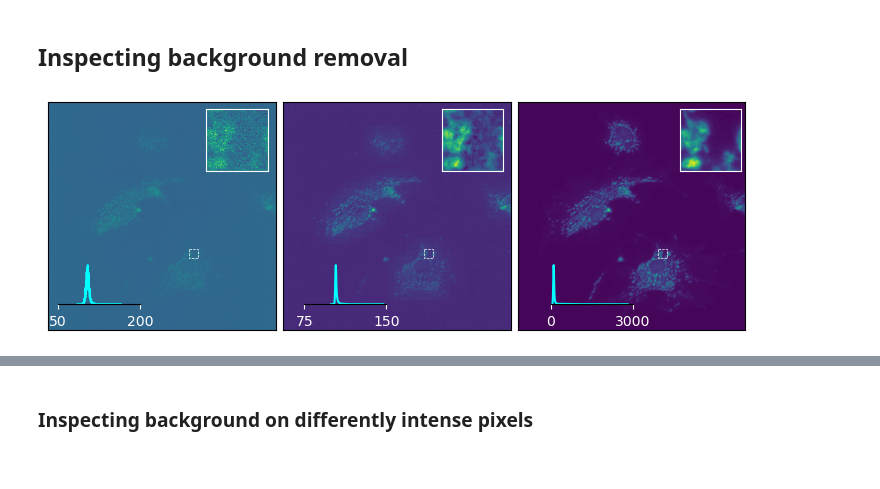
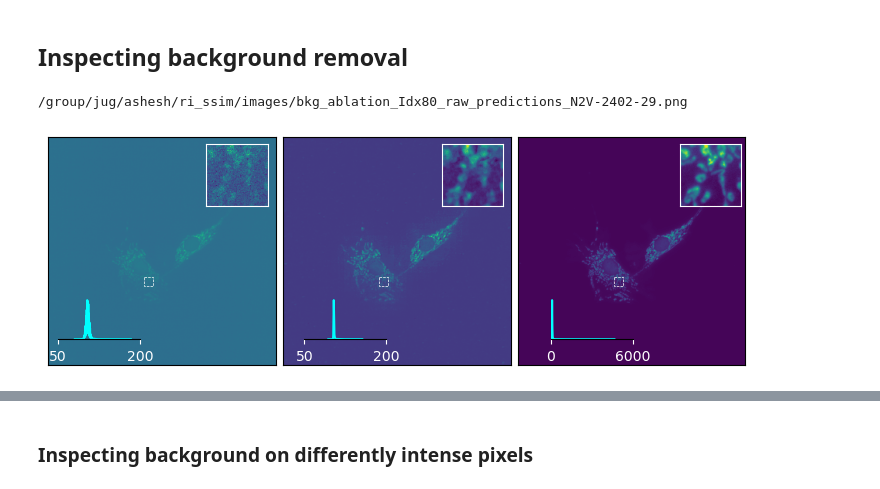
Before and after one commit to juglab/MicroSSIM, a Jupyter notebook: notebooks/Evaluate.ipynb, the cells around one changed output, grey strips where cells are left out. Cells and saved outputs as stored; diff of their text form; code cells hidden in the pictures.

```diff
--- a/notebooks/Evaluate.ipynb
+++ b/notebooks/Evaluate.ipynb
@@ -30,18 +30,18 @@ def add_text(ax, text, img_shape, place='TOP_LEFT', edgecolor='black'):
 # pred_path = '/group/jug/ashesh/ri_ssim/pred-N2V-2402-31.tif'
 # noisy_gt_path = '/group/jug/ashesh/data/ventura_gigascience/actin-60x-noise2-lowsnr.tif'
 
-# gt_path = '/group/jug/ashesh/ri_ssim/gt-N2V-2402-29.tif'
-# pred_path = '/group/jug/ashesh/ri_ssim/pred-N2V-2402-29.tif'
-# noisy_gt_path = '/group/jug/ashesh/data/ventura_gigascience/mito-60x-noise2-lowsnr.tif'
+gt_path = '/group/jug/ashesh/ri_ssim/gt-N2V-2402-29.tif'
+pred_path = '/group/jug/ashesh/ri_ssim/pred-N2V-2402-29.tif'
+noisy_gt_path = '/group/jug/ashesh/data/ventura_gigascience/mito-60x-noise2-lowsnr.tif'
 
 # denoiSplit
 # gt_path = '/group/jug/ashesh/downloads/Actin_HighSNR.tif'
 # pred_path = '/group/jug/ashesh/downloads/Actin_pred.tif'
 # noisy_gt_path = gt_path
 
-gt_path = '/group/jug/ashesh/downloads/Mito_HighSNR.tif'
-pred_path = '/group/jug/ashesh/downloads/Mito_pred.tif'
-noisy_gt_path = gt_path
+# gt_path = '/group/jug/ashesh/downloads/Mito_HighSNR.tif'
+# pred_path = '/group/jug/ashesh/downloads/Mito_pred.tif'
+# noisy_gt_path = gt_path
 # %%
 debug_mode = False
 gt = load_tiff(gt_path)
@@ -327,8 +327,8 @@ def boundary_color(ax_cur, color):
     for spine in ax_cur.spines.values():
         spine.set_edgecolor(color)
 
-save_to_file = False and not debug_mode
-ith_img= 0
+save_to_file = True and not debug_mode
+ith_img= 8
 
 idx = idx_list[ith_img]
 zoomin_hw = get_zoomin_hw(gt[idx])#[(700, 750), (1150, 750), (750, 450), (500, 500)][ith_img]
@@ -382,34 +382,35 @@ add_pixel_kde(ax[0],
                   [gt_lowsnr[idx][::fac,::fac]],
                   inset_min_labelsize,
                   color_list=[color_ch],
                   label_list = [''])
 
 
 add_pixel_kde(ax[1],
                   hist_inset_rect,
                   [pred[idx][::fac,::fac]],
                   inset_min_labelsize,
                   color_list=[color_ch],
                   label_list = [''])
 
 add_pixel_kde(ax[2],
                   hist_inset_rect,
                   [gt[idx][::fac,::fac]],
                   inset_min_labelsize,
                   color_list=[color_ch],
                   label_list = [''])
 
 clean_ax(ax)
 plt.subplots_adjust(wspace=0.03, hspace=0.03)
 if save_to_file:
     postfix= os.path.basename(gt_path).replace('gt-','').replace('.tif','.png')
     fname = f'bkg_ablation_Idx{idx}_raw_predictions_{postfix}'
     fpath = os.path.join('/group/jug/ashesh/ri_ssim/images', fname)
     print(fpath)
     # plt.tight_layout()
     plt.savefig(fpath, dpi=200)
 # %% [output]
+/group/jug/ashesh/ri_ssim/images/bkg_ablation_Idx80_raw_predictions_N2V-2402-29.png
-[figure, old version]
+[figure, new version]
 # %%
 import seaborn as sns
 from disentangle.analysis.plot_utils import clean_ax
```
Also changed, not shown: parts of 3 cells of this notebook.
